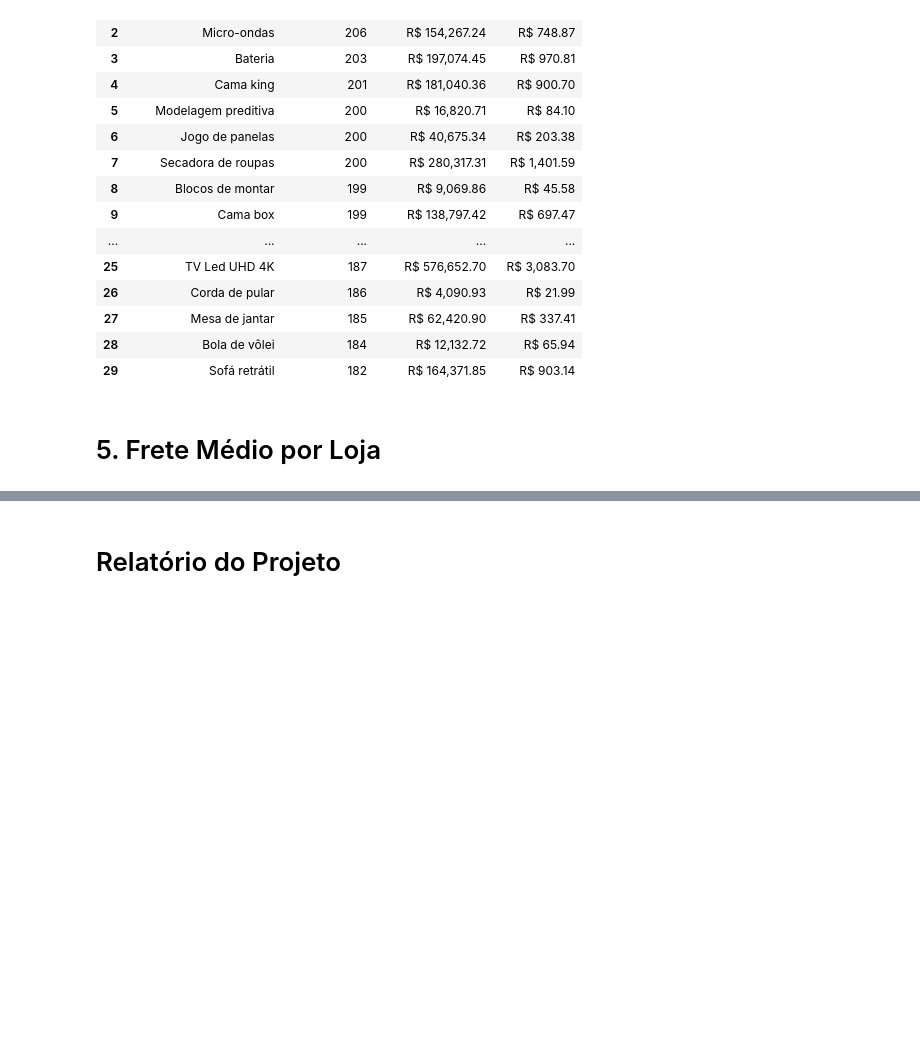
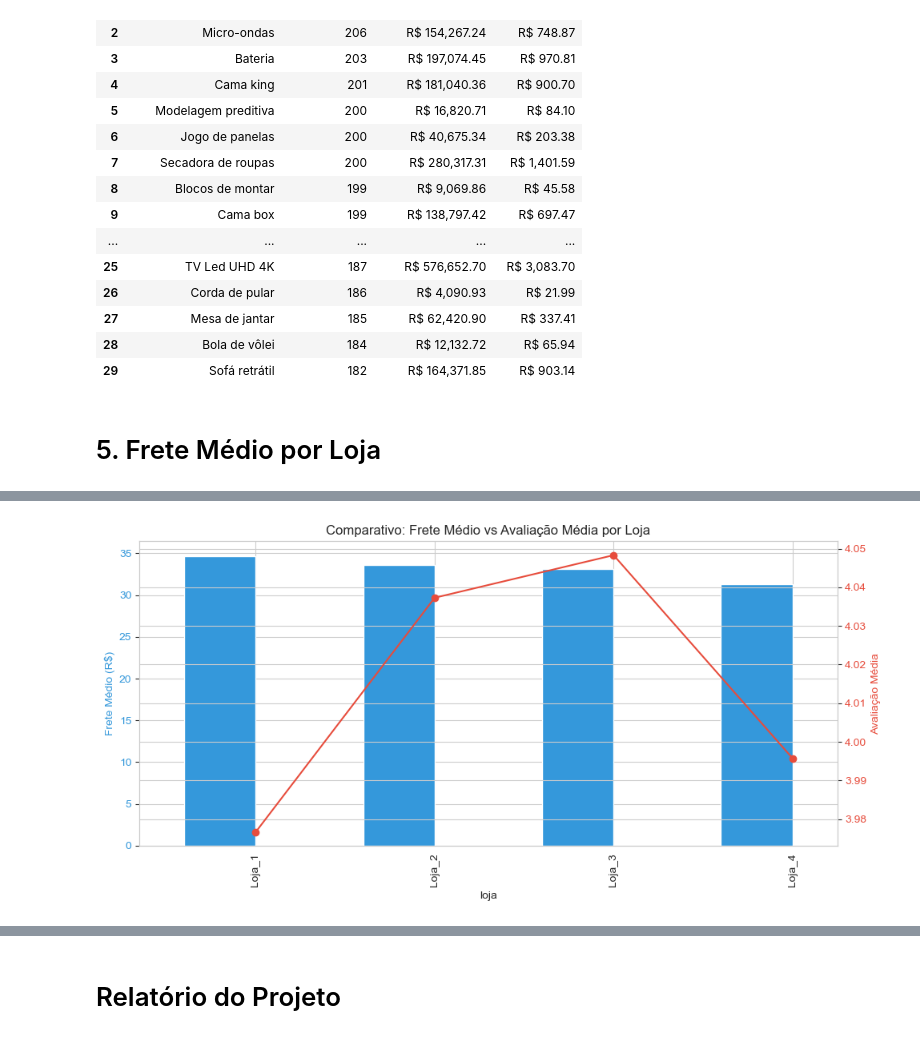
Before and after one commit to moises-rb/DataScienceONE, a Jupyter notebook: Challenge_AluraStoreBr.ipynb, the cells around one changed output, grey strips where cells are left out. Saved outputs shown, nothing was run; the diff lists cells and outputs as text; code cells hidden in the pictures; blank space fills up the shorter version.

```diff
--- a/Challenge_AluraStoreBr.ipynb
+++ b/Challenge_AluraStoreBr.ipynb
@@ -713,0 +741,14 @@ tabela_top10.reset_index()
+# %%
+# Custo médio de frete por loja
+frete_medio = df_geral.groupby('loja')['Frete'].mean()
+
+# Avaliação média por loja
+avaliacao_media = df_geral.groupby('loja')['Avaliação da compra'].mean()
+
+# Juntando os dados em um DataFrame
+comparativo = pd.DataFrame({
+    'Frete Médio': frete_medio,
+    'Avaliação Média': avaliacao_media
+}).sort_values('Frete Médio', ascending=False)
+
+comparativo.round(3)
@@ -713,0 +762,22 @@ tabela_top10.reset_index()
+# %%
+# Gráfico com 2 eixos (frete e avaliação)
+fig, ax1 = plt.subplots(figsize=(10, 5))
+
+# Barras para o frete
+comparativo['Frete Médio'].plot(kind='bar', color='#3498db', ax=ax1, position=1, width=0.4)
+ax1.set_ylabel('Frete Médio (R$)', color='#3498db')
+ax1.tick_params(axis='y', labelcolor='#3498db')
+
+# Linha para avaliação
+ax2 = ax1.twinx()
+comparativo['Avaliação Média'].plot(kind='line', color='#e74c3c', marker='o', ax=ax2)
+ax2.set_ylabel('Avaliação Média', color='#e74c3c')
+ax2.tick_params(axis='y', labelcolor='#e74c3c')
+
+plt.title('Comparativo: Frete Médio vs Avaliação Média por Loja')
+plt.xticks(rotation=45)
+plt.tight_layout()
+plt.grid(True)
+plt.show()
+# %% [output]
+[figure, added]
```
Also changed, not shown: parts of 8 cells of this notebook, 1 other file.
